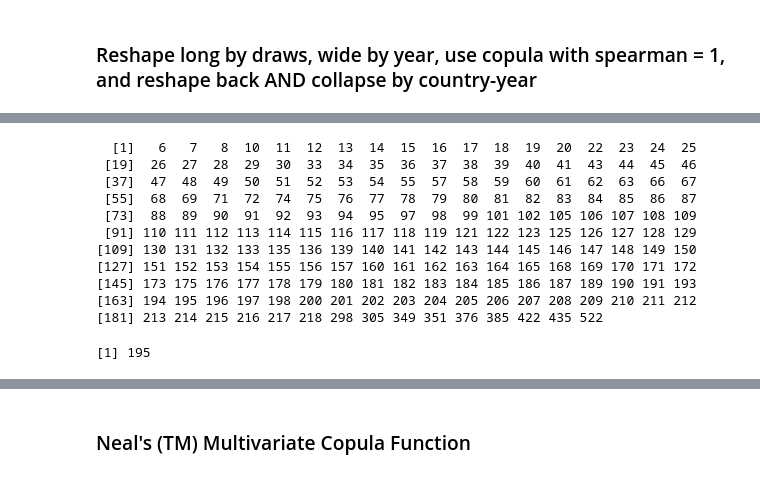
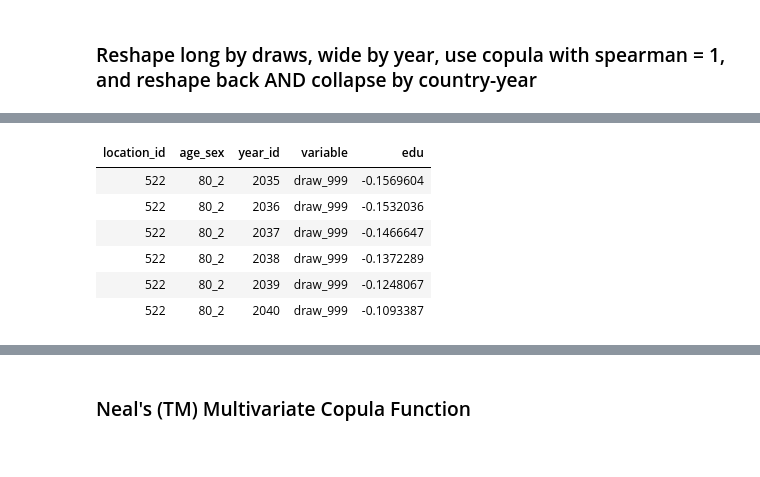
Before and after one commit to sadatnfs/copula, a Jupyter notebook: correlating_edu_LDI_TFR/1_correlating_within_edu.ipynb, the cells around one changed output, grey strips where cells are left out. Saved outputs shown, nothing was run; the diff lists cells and outputs as text; code cells hidden in the pictures.

```diff
--- a/correlating_edu_LDI_TFR/1_correlating_within_edu.ipynb
+++ b/correlating_edu_LDI_TFR/1_correlating_within_edu.ipynb
@@ -130,18 +152,0 @@ corr_mat
-# %%
-## Number of countries we have to array over
-countries <- unique(edu_temp[, location_id])
-countries
-length(countries)
-# %% [output]
-  [1]   6   7   8  10  11  12  13  14  15  16  17  18  19  20  22  23  24  25
- [19]  26  27  28  29  30  33  34  35  36  37  38  39  40  41  43  44  45  46
- [37]  47  48  49  50  51  52  53  54  55  57  58  59  60  61  62  63  66  67
- [55]  68  69  71  72  74  75  76  77  78  79  80  81  82  83  84  85  86  87
- [73]  88  89  90  91  92  93  94  95  97  98  99 101 102 105 106 107 108 109
- [91] 110 111 112 113 114 115 116 117 118 119 121 122 123 125 126 127 128 129
-[109] 130 131 132 133 135 136 139 140 141 142 143 144 145 146 147 148 149 150
-[127] 151 152 153 154 155 156 157 160 161 162 163 164 165 168 169 170 171 172
-[145] 173 175 176 177 178 179 180 181 182 183 184 185 186 187 189 190 191 193
-[163] 194 195 196 197 198 200 201 202 203 204 205 206 207 208 209 210 211 212
-[181] 213 214 215 216 217 218 298 305 349 351 376 385 422 435 522
-[1] 195
@@ -148 +164,11 @@ length(countries)
+# %%
+tail(edu_pes_long)
+# %% [output]
+| location_id | age_sex | year_id | variable | edu |
+| 522 | 80_2 | 2035 | draw_999 | -0.1569604 |
+| 522 | 80_2 | 2036 | draw_999 | -0.1532036 |
+| 522 | 80_2 | 2037 | draw_999 | -0.1466647 |
+| 522 | 80_2 | 2038 | draw_999 | -0.1372289 |
+| 522 | 80_2 | 2039 | draw_999 | -0.1248067 |
+| 522 | 80_2 | 2040 | draw_999 | -0.1093387 |
 # %%
```
Also changed, not shown: parts of 25 cells of this notebook, 3 other files.
